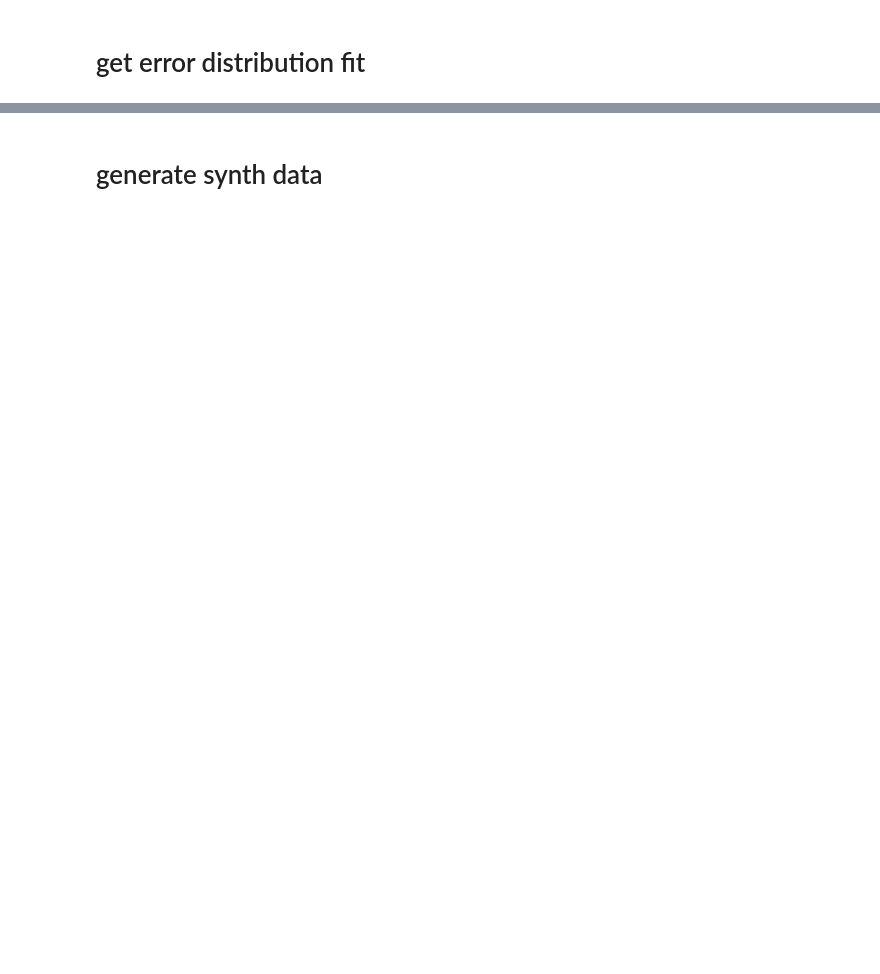
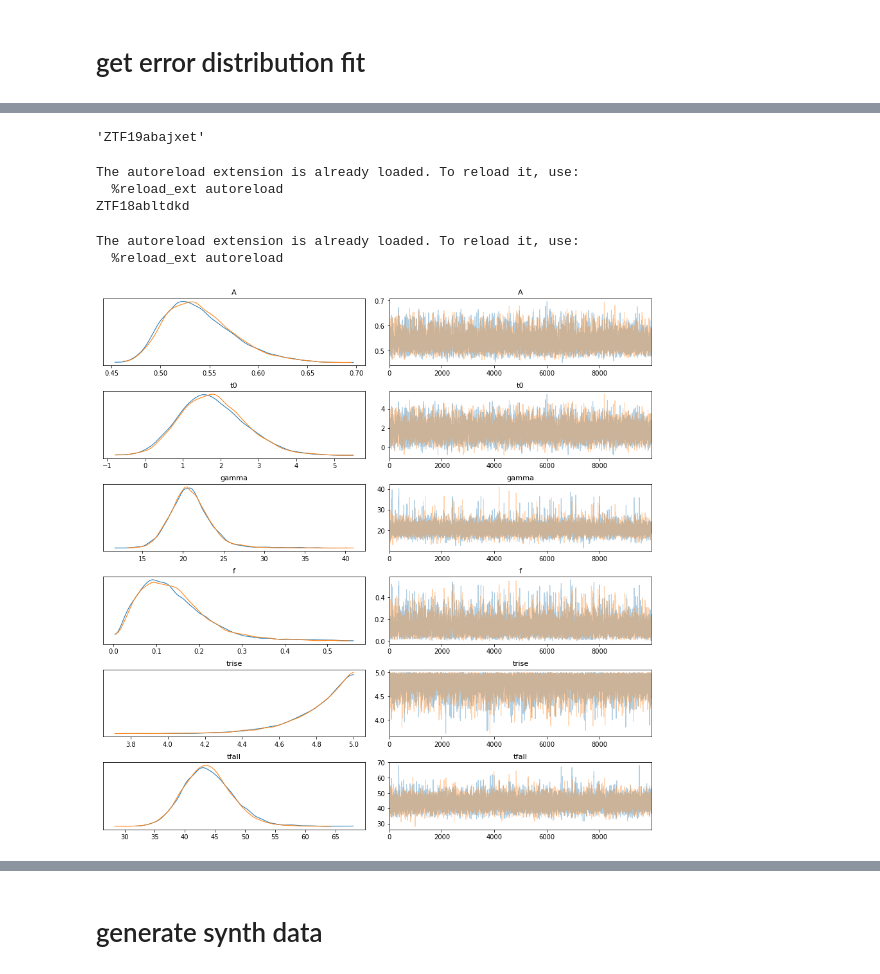
Before and after one commit to oscarpimentel/astro-lightcurves-handler, a Jupyter notebook: experiments/notebooks/create_parametric_model_dataset.ipynb, the cells around one changed output, grey strips where cells are left out. Saved outputs shown, nothing was run; the diff lists cells and outputs as text; code cells hidden in the pictures; blank space fills up the shorter version.

```diff
--- a/experiments/notebooks/create_parametric_model_dataset.ipynb
+++ b/experiments/notebooks/create_parametric_model_dataset.ipynb
@@ -91,3 +94,48 @@ The autoreload extension is already loaded. To reload it, use:
+# %%
+'ZTF19abajxet'
+# %% [output]
+'ZTF19abajxet'
+# %%
+%load_ext autoreload
+%autoreload 2
+import lchandler.synthetic.synthetic_curve_generators
+from lchandler.synthetic.synthetic_curve_generators import SynSNeGeneratorCF, SynSNeGeneratorMCMC
+from lchandler.plots.lc import plot_lightcurve
+from flamingchoripan.datascience.statistics import XError
+import matplotlib.pyplot as plt
+from lchandler import C_
+
+set_name = 'train'
+lc_set = lcdataset[set_name]
+lcobj_name = lc_set.get_random_lcobj_name()
+#lcobj_name = 'ZTF19abajxet'
+print(lcobj_name)
+lcobj = lc_set[lcobj_name]
+band_names = lc_set.band_names
+new_bounds = 1
+#sne_generator = SynSNeGeneratorCF(lcobj, band_names, obse_sampler_bdict, length_sampler_bdict, new_bounds=new_bounds)
+sne_generator = SynSNeGeneratorMCMC(lcobj, band_names, obse_sampler_bdict, length_sampler_bdict, new_bounds=new_bounds)
+new_lcobjs = sne_generator.sample_curves(32, uses_pm_obs=1)
+
+fig, ax = plt.subplots(1,1,figsize=(13,5))
+for b in band_names:
+    plot_lightcurve(ax, lcobj, b)
+    for new_lcobj in new_lcobjs:
+        ax.plot(new_lcobj.get_b(b).days, new_lcobj.get_b(b).obs, alpha=0.2, lw=1, c=C_.COLOR_DICT[b])
+# %% [output]
+The autoreload extension is already loaded. To reload it, use:
+  %reload_ext autoreload
+ZTF18abltdkd
+# %%
+%load_ext autoreload
+%autoreload 2
+from lchandler.plots.plots import plot_mcmc_trace
+
+plot_mcmc_trace(sne_generator.mcmc_trace_bdict, 'g')
+# %% [output]
+The autoreload extension is already loaded. To reload it, use:
+  %reload_ext autoreload
+[figure, added]
 # %%
 %load_ext autoreload
 %autoreload 2
```
Also changed, not shown: parts of 6 cells of this notebook, 10 other files.
